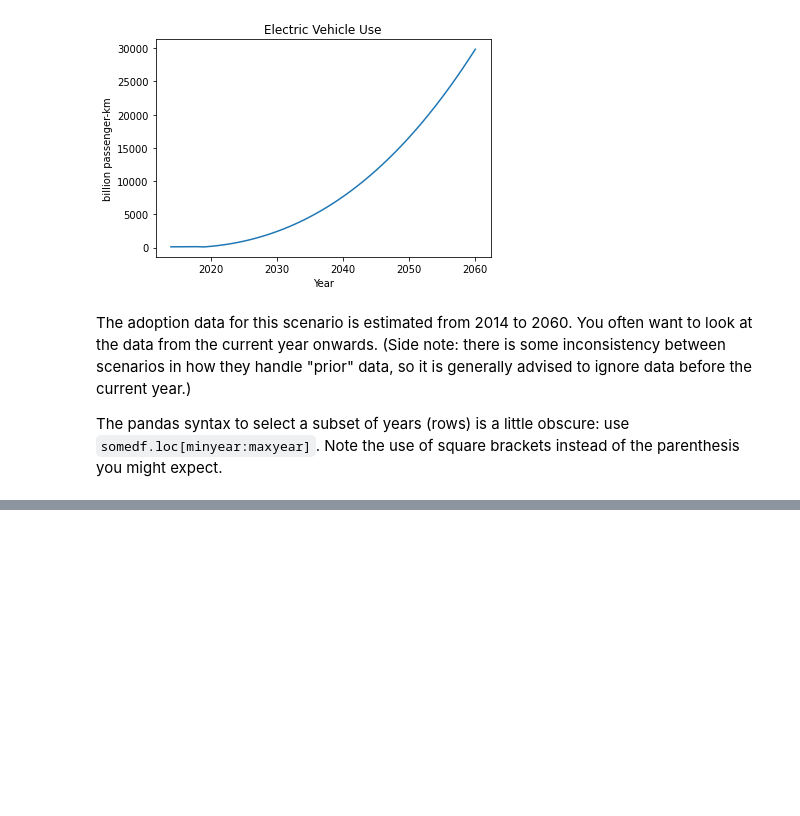
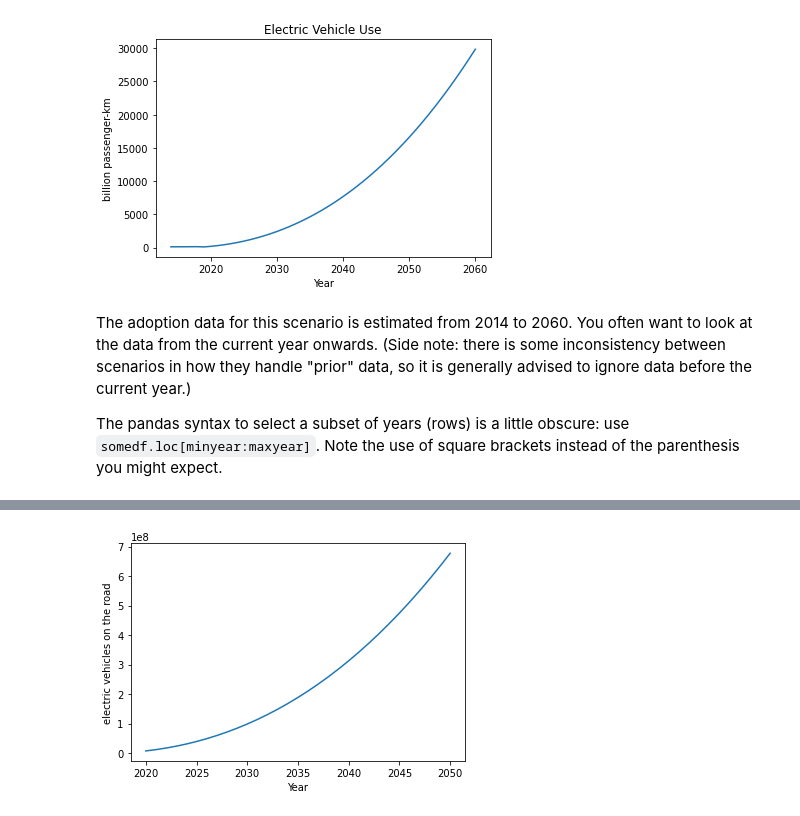
Before and after one commit to ProjectDrawdown/solutions, a Jupyter notebook: New_SH.ipynb, the cells around one changed output, grey strips where cells are left out. Drawn from its saved outputs; the diff is of its cells as text; code cells hidden in the pictures; blank space fills up the shorter version.

Commit message:
added sections on iunit adoption and costs

```diff
--- a/New_SH.ipynb
+++ b/New_SH.ipynb
@@ -188,0 +197,5 @@ ecars2_ad.plot(ylabel=ecars2.units['functional unit'], title='Electric Vehicle U
+# %%
+ecars2_cars_on_roads = ecars2.ua.soln_pds_tot_iunits_reqd().loc[2020:2050,'World']
+ecars2_cars_on_roads.plot(ylabel="electric vehicles on the road");
+# %% [output]
+[figure, added]
```
Also changed, not shown: parts of 12 cells of this notebook.
